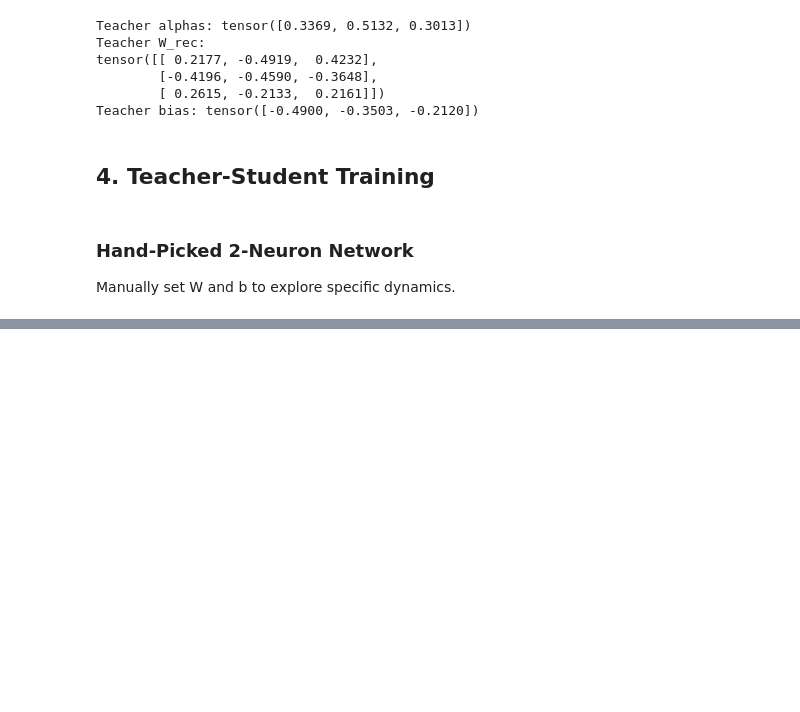
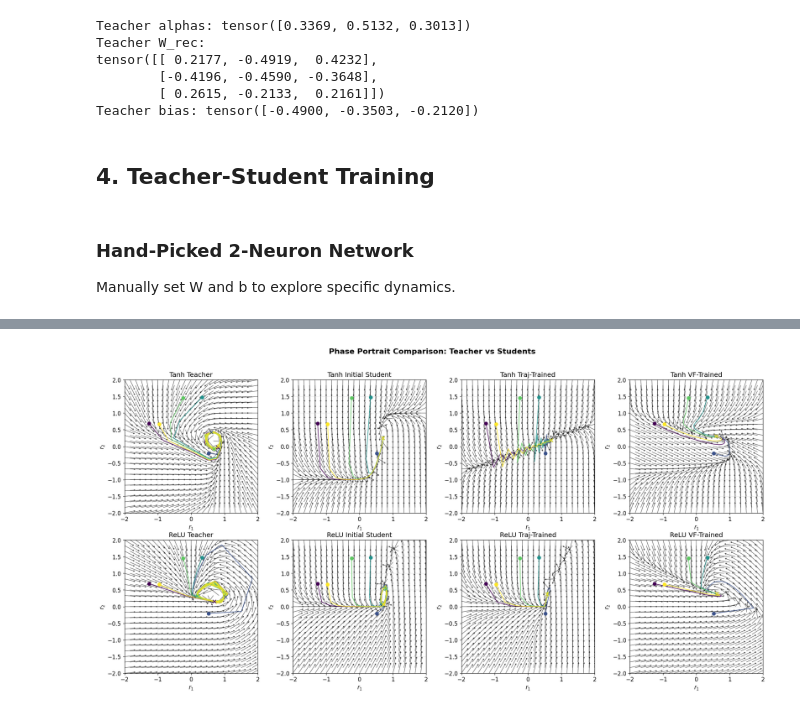
Before and after one commit to geometric-intelligence/timescales, a Jupyter notebook: timescales/notebooks/14_activation_func.ipynb, the cells around one changed output, grey strips where cells are left out. Drawn from its saved outputs; the diff is of its cells as text; code cells hidden in the pictures; blank space fills up the shorter version.

```diff
--- a/timescales/notebooks/14_activation_func.ipynb
+++ b/timescales/notebooks/14_activation_func.ipynb
@@ -658,29 +1296,32 @@ Weights match: True
 # %%
 # === CONFIGURATION ===
-NUM_NEURONS = 2  # Set to 2 for 2D visualization, 3 for 3D
+NUM_NEURONS = 2  # Set to 2 for 2D visualization
 
 # Training hyperparameters
-N_EPOCHS = 500
-BATCH_SIZE = 64
-T = 60
+N_EPOCHS = 5000
+BATCH_SIZE = 128
+T = 80
 LR = 1e-2
+LAG = 20
 
-# Seeds for reproducibility
-TEACHER_SEED = 42
-STUDENT_ALPHA_SEED = 123
-
-CUSTOM_W = 0.4*torch.tensor([
+# Network parameters (hand-picked 2-neuron oscillator)
+CUSTOM_W = 0.4 * torch.tensor([
     [-0.29, -8.85],
     [ 8.85, -0.29],
 ], dtype=torch.float32)
 
-CUSTOM_B = torch.tensor([ 1.83, -2.20], dtype=torch.float32)
-
+CUSTOM_B = torch.tensor([1.83, -2.20], dtype=torch.float32)
 
 CUSTOM_TEACHER_ALPHAS = torch.tensor([0.5, 0.3])
-
-CUSTOM_STUDENT_ALPHAS = torch.tensor([0.2, 0.9])
+CUSTOM_STUDENT_ALPHAS = torch.tensor([0.1, 0.8])
 
 ZERO_DIAG = False
 
-LAG = 20
+# Vector field loss normalization: "none", "cosine", or "angular_mse"
+VF_NORMALIZE_MODE = "angular_mse"
+
+print("Configuration:")
+print(f"  NUM_NEURONS: {NUM_NEURONS}")
+print(f"  Teacher alphas: {CUSTOM_TEACHER_ALPHAS.numpy()}")
+print(f"  Student alphas: {CUSTOM_STUDENT_ALPHAS.numpy()}")
+print(f"  VF normalize mode: {VF_NORMALIZE_MODE}")
@@ -1034,0 +1395,7 @@ else:
+# %%
+# === PHASE PORTRAIT COMPARISON ===
+# 2x4 grid: Rows = [Tanh, ReLU], Cols = [Teacher, Initial, Traj-Trained, VF-Trained]
+
+plot_comparison_grid(results_tanh, results_relu, n_traj=5, T_viz=100, lim=2.0)
+# %% [output]
+[figure, added]
```
Also changed, not shown: parts of 26 cells of this notebook, 8 other files.
